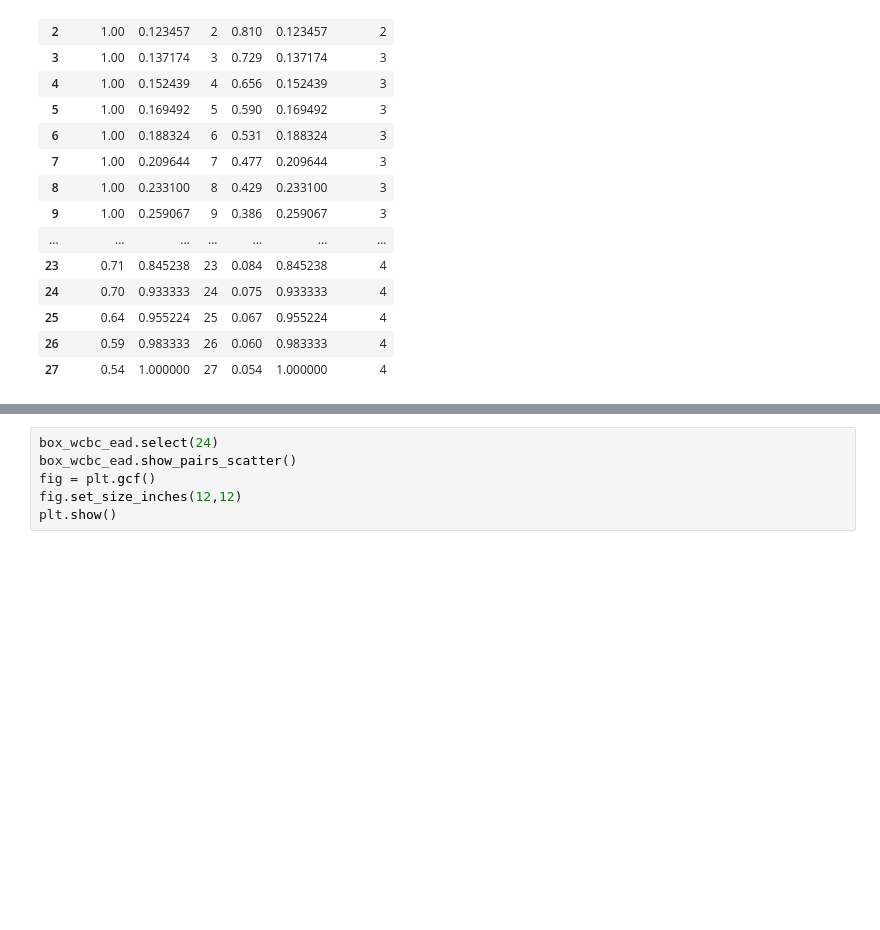
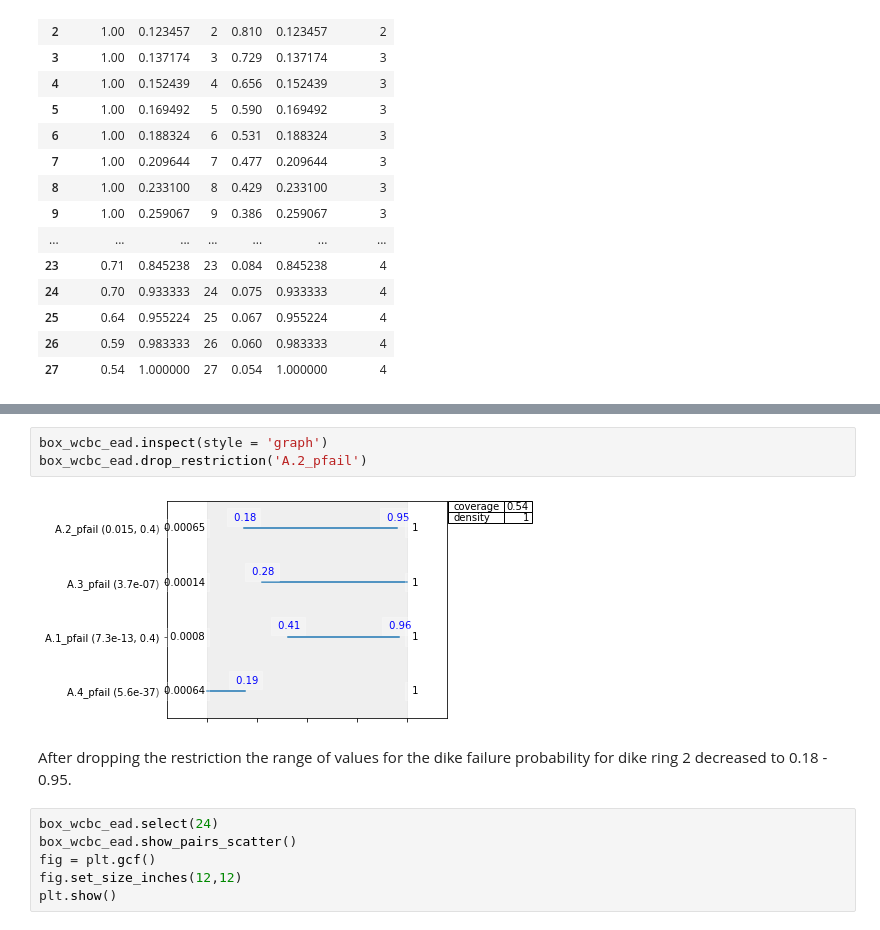
Before and after one commit to aarsundaram/ModelBasedDecisionMaking_Group12, a Jupyter notebook: final assignment/Scenario_Discovery.ipynb, the cells around one changed output, grey strips where cells are left out. Drawn from its saved outputs; the diff is of its cells as text; blank space fills up the shorter version.

```diff
--- a/final assignment/Scenario_Discovery.ipynb
+++ b/final assignment/Scenario_Discovery.ipynb
@@ -218,3 +226,10 @@ A.2_pfail  0.113410  0.999049     [0.15542980468225037, -1.0]
+# %%
+box_wcbc_ead.inspect(style = 'graph')
+box_wcbc_ead.drop_restriction('A.2_pfail')
+# %% [output]
+[figure, added]
+# %% [markdown]
+After dropping the restriction the range of values for the dike failure probability for dike ring 2 decreased to 0.18 - 0.95.
 # %%
 box_wcbc_ead.select(24)
 box_wcbc_ead.show_pairs_scatter()
```
Also changed, not shown: parts of 56 cells of this notebook.
